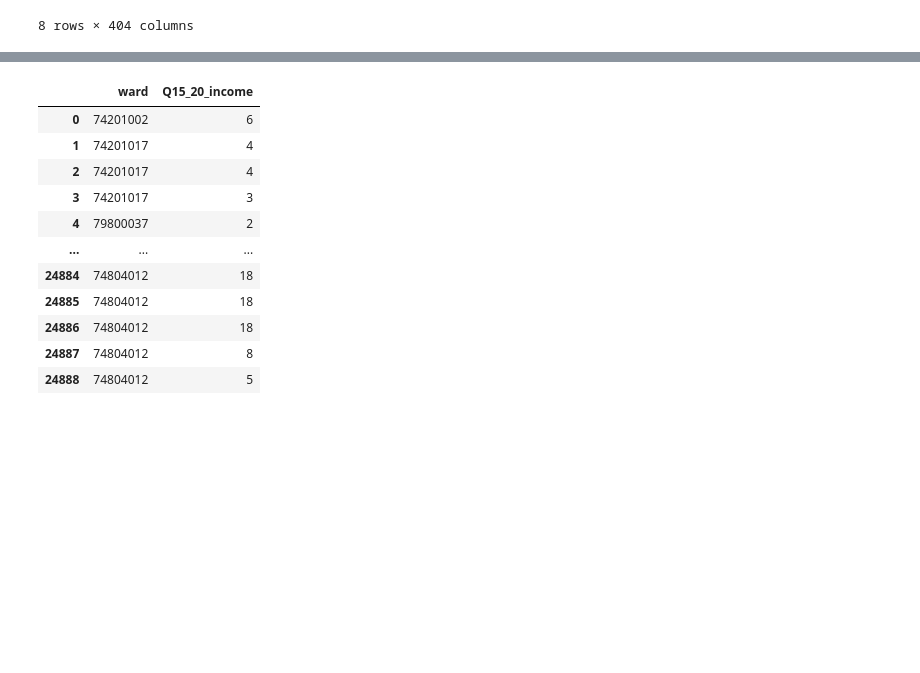
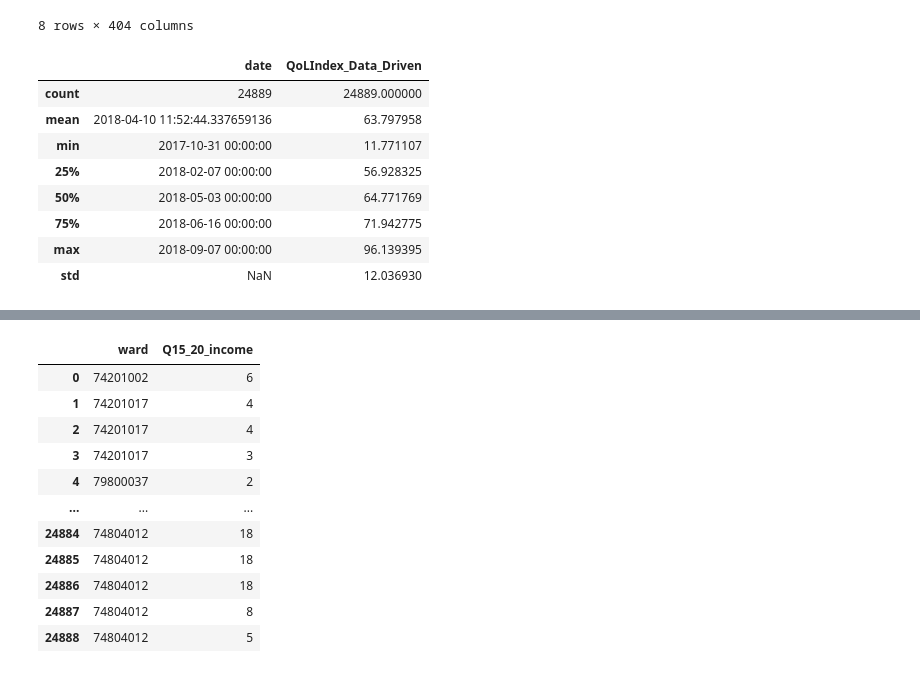
Before and after one commit to Emily-RoseSteyn/measuring-quality-of-life-gauteng, a Jupyter notebook: notebooks/2024-03-19_qol-data-analysis-(again).ipynb, the cells around one changed output, grey strips where cells are left out. Cells and saved outputs as stored; diff of their text form; code cells hidden in the pictures; blank space fills up the shorter version.

```diff
--- a/notebooks/2024-03-19_qol-data-analysis-(again).ipynb
+++ b/notebooks/2024-03-19_qol-data-analysis-(again).ipynb
@@ -32,6 +44,18 @@ data_2018.describe()
 | max | 9.000000 | 7.991523e+07 | 7.990780e+08 | 799078.000000 | 844.988650 | 2018-09-07 00:00:00 | 100850.000000 | 14.000000 | ... |
 | std | 2.358371 | 1.543025e+06 | 1.542750e+07 | 15427.491182 | 15.447102 | NaN | 652.601382 | 1.267842 | ... |
 8 rows × 404 columns
+# %%
+data_2018[["date", "QoLIndex_Data_Driven"]].describe()
+# %% [output]
+|  | date | QoLIndex_Data_Driven |
+| count | 24889 | 24889.000000 |
+| mean | 2018-04-10 11:52:44.337659136 | 63.797958 |
+| min | 2017-10-31 00:00:00 | 11.771107 |
+| 25% | 2018-02-07 00:00:00 | 56.928325 |
+| 50% | 2018-05-03 00:00:00 | 64.771769 |
+| 75% | 2018-06-16 00:00:00 | 71.942775 |
+| max | 2018-09-07 00:00:00 | 96.139395 |
+| std | NaN | 12.036930 |
 # %%
 data_2018
 # %% [output]
```
Also changed, not shown: parts of 1 cell of this notebook, 1 other file.
